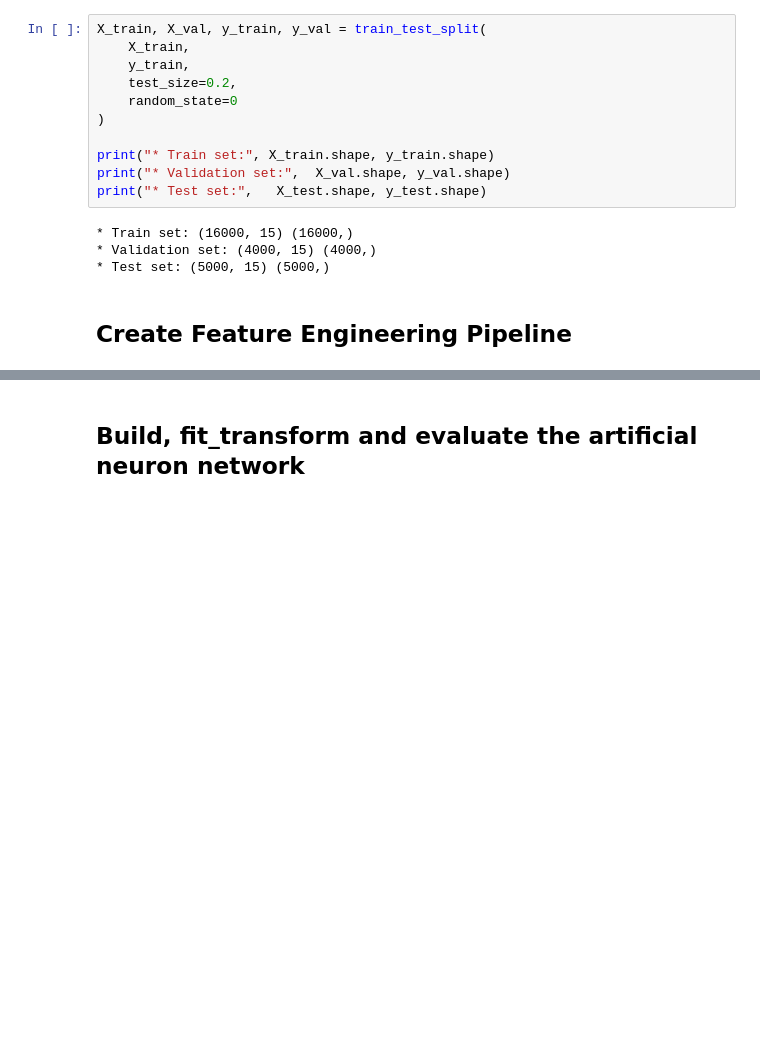
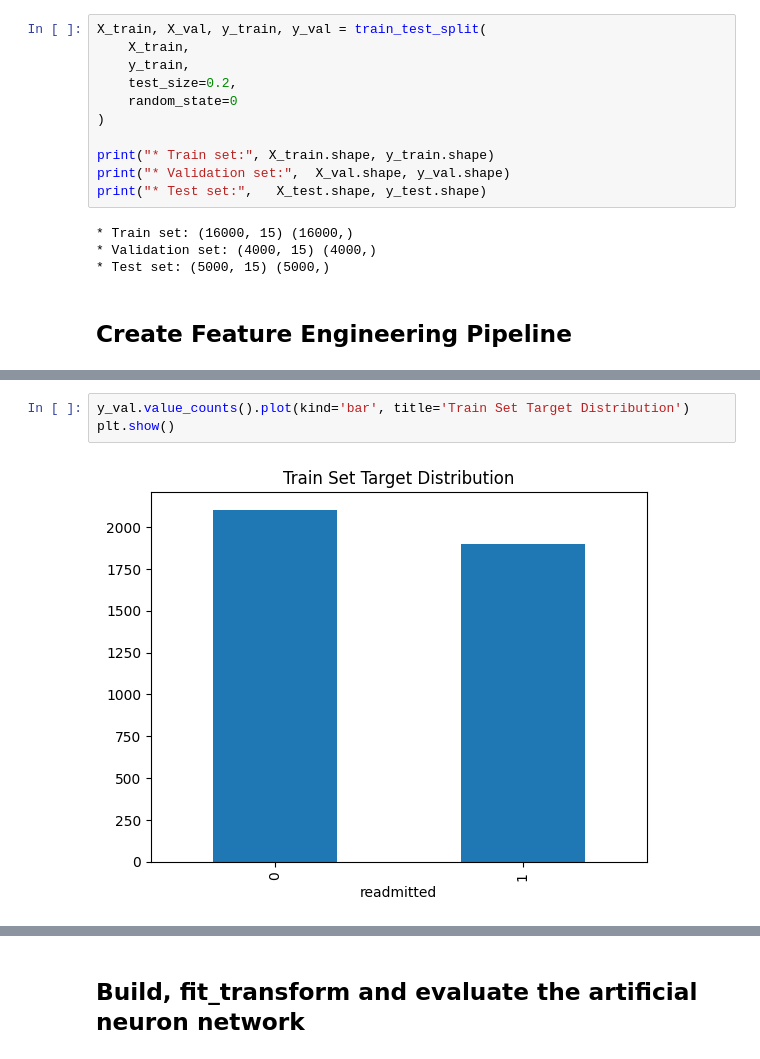
Before and after one commit to parides55/patient-readmission, a Jupyter notebook: jupyter_notebooks/6 - ModelAndEvaluationANN.ipynb, the cells around one changed output, grey strips where cells are left out. Saved outputs shown, nothing was run; the diff lists cells and outputs as text; blank space fills up the shorter version.

```diff
--- a/jupyter_notebooks/6 - ModelAndEvaluationANN.ipynb
+++ b/jupyter_notebooks/6 - ModelAndEvaluationANN.ipynb
@@ -175,0 +200,5 @@ array([[-1.37244075, -0.83537596,  0.14795637, -0.82212825, -0.41407702,
+# %%
+y_val.value_counts().plot(kind='bar', title='Train Set Target Distribution')
+plt.show()
+# %% [output]
+[figure, added]
```
Also changed, not shown: parts of 17 cells of this notebook, 1 other file.
